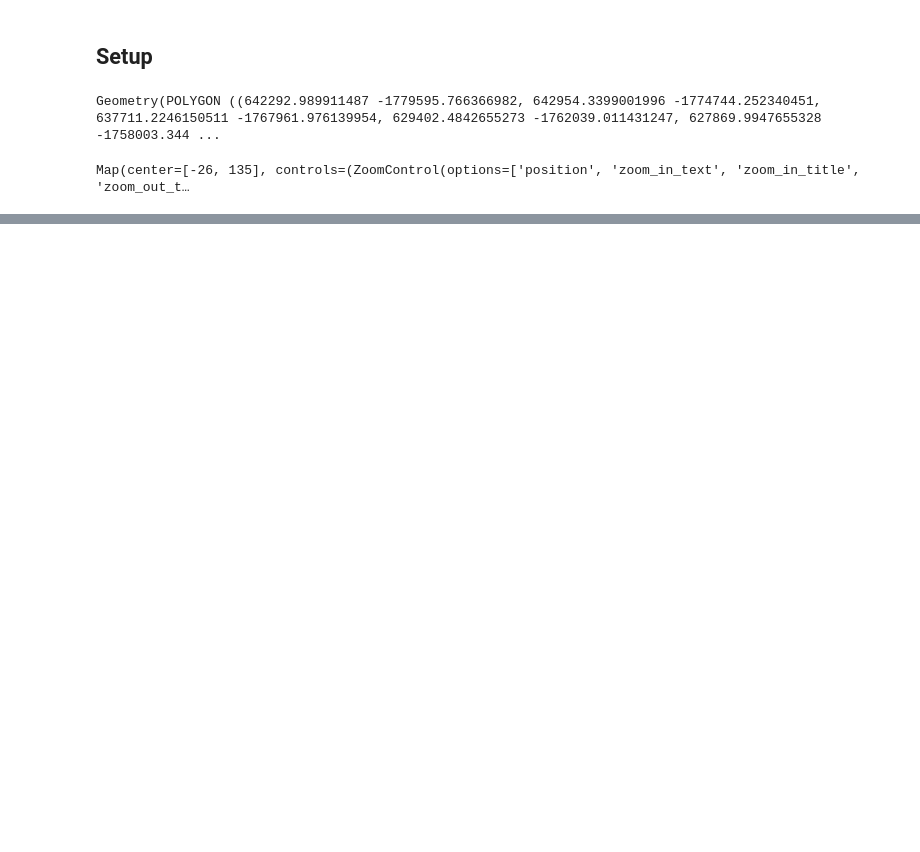
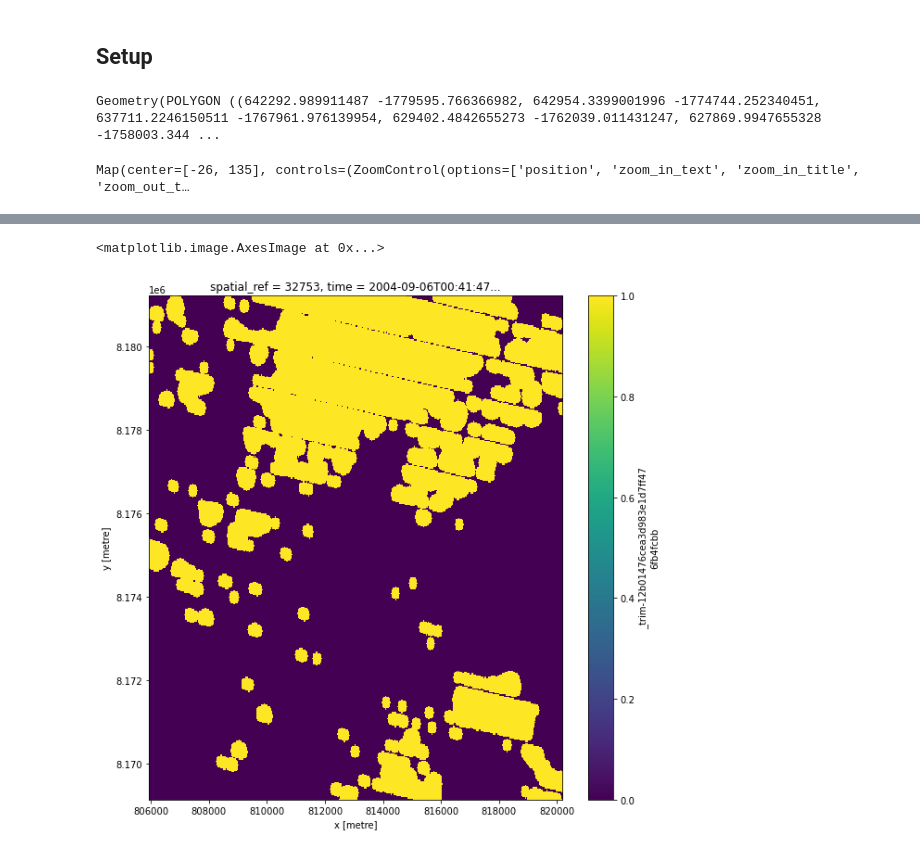
Before and after one commit to GeoscienceAustralia/dea-intertidal, a Jupyter notebook: notebooks/Pixel_based_dem.ipynb, the cells around one changed output, grey strips where cells are left out. Cells and saved outputs as stored; diff of their text form; code cells hidden in the pictures; blank space fills up the shorter version.

Commit message:
Add pixel baserd experiment

```diff
--- a/notebooks/Pixel_based_dem.ipynb
+++ b/notebooks/Pixel_based_dem.ipynb
@@ -162,0 +107,43 @@ s2_masked = s2_ds.ndwi.where(s2_ds.cloud_mask==1).compute()
+# %%
+# Create the 'query' dictionary object
+query_params = {
+    "geopolygon": geom,
+    "time": time_range,
+    "resolution": (-resolution, resolution),
+    "output_crs": "epsg:32753",
+    "dask_chunks": {"time": 1, "x": 2048, "y": 2048},
+    "resampling": {
+        "*": "cubic",
+        "oa_nbart_contiguity": "nearest",
+        "oa_fmask": "nearest",
+        "oa_s2cloudless_mask": "nearest",
+    },
+}
+
+# Load Landsat data
+product = catalog["ls_nbart_ndwi"]
+ls_ds = product.load(dc, **query_params)
+
+# Clean cloud mask by applying morphological closing to all
+# valid (non cloud, shadow or nodata) pixels. This removes
+# long, narrow features like false positives over bright beaches.
+a = ls_ds.cloud_mask.isin([1, 4, 5])
+good_data_cleaned = mask_cleanup(
+    mask=a,
+    mask_filters=[("closing", 5)],
+)
+
+# Dilate cloud and shadow. To ensure that nodata areas (e.g.
+# Landsat 7 SLC off stripes) are not also dilated, only dilate
+# mask pixels (e.g. values 0 in `good_data_cleaned`) that are
+# outside of the original nodata pixels (e.g. not 0 in
+# `ls_ds.cloud_mask`)
+b = ((good_data_cleaned == 0) & (ls_ds.cloud_mask != 0))
+good_data_mask = mask_cleanup(
+    mask=b,
+    mask_filters=[("dilation", 5)],
+)
+
+# Apply cloud mask and contiguity mask
+ls_ds_masked = ls_ds.where(~good_data_mask & ls_ds.contiguity)[['ndwi']]
+s2_masked = ls_ds_masked.compute()
@@ -162,0 +166,5 @@ s2_masked = s2_ds.ndwi.where(s2_ds.cloud_mask==1).compute()
+# %%
+good_data_mask.sel(time='2004-09-06').squeeze('time').plot.imshow(figsize=(10, 10))
+# %% [output]
+<matplotlib.image.AxesImage at 0x...>
+[figure, added]
```
Also changed, not shown: parts of 51 cells of this notebook.
